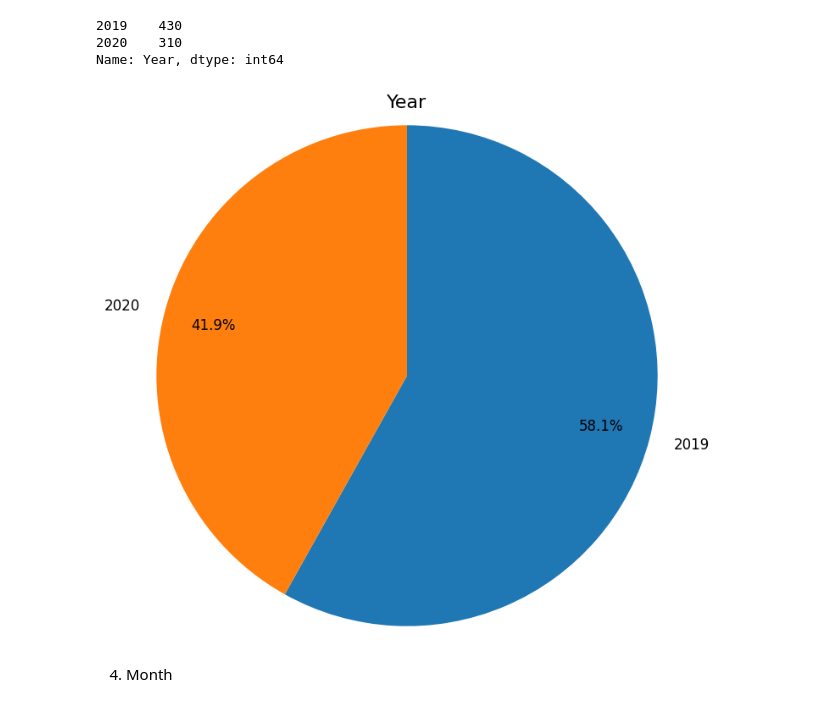
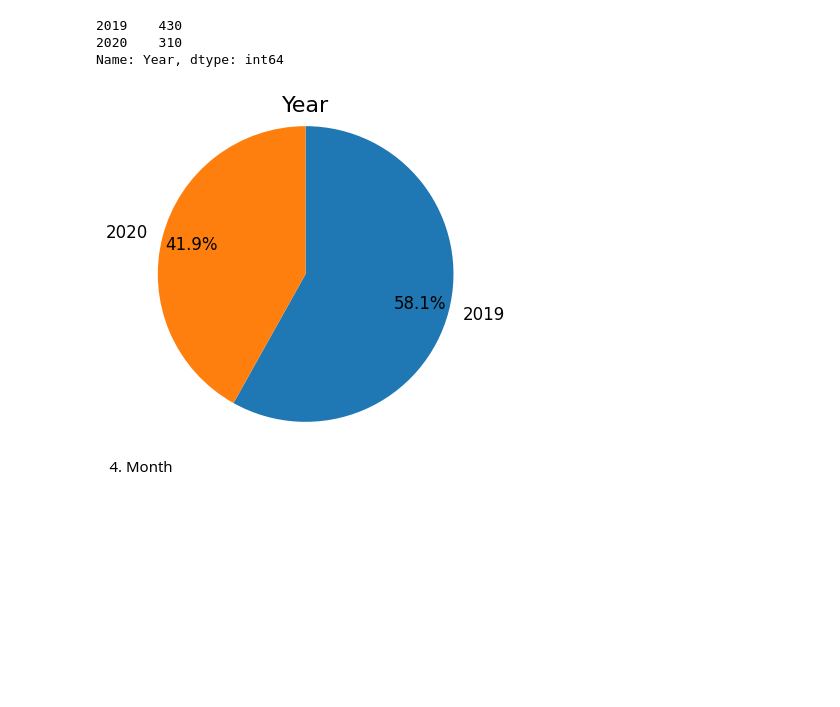
Before and after one commit to divyakedia/OIBSIP, a Jupyter notebook: Unemployment_Analysis.ipynb, the cells around one changed output. Drawn from its saved outputs; the diff is of its cells as text; code cells hidden in the pictures; blank space fills up the shorter version.

```diff
--- a/Unemployment_Analysis.ipynb
+++ b/Unemployment_Analysis.ipynb
@@ -244,14 +244,14 @@ data_set1['Year'].value_counts()
 Name: Year, dtype: int64
 # %%
 Year =data_set1["Year"].value_counts()
-plt.figure(figsize=(8,8))
+plt.figure(figsize=(4,4))
 plt.pie(Year, labels=Year.index, autopct='%1.1f%%', pctdistance=0.8, labeldistance=1.1,
         radius=1.2, startangle=90,
         textprops=dict(color="black", fontsize=12), counterclock=False)
 plt.title('Year', fontsize=16)
 plt.show()
 # %% [output]
-[figure, old version]
+[figure, new version]
 # %% [markdown]
 4. Month
 # %%
```
Also changed, not shown: parts of 2 cells of this notebook.
